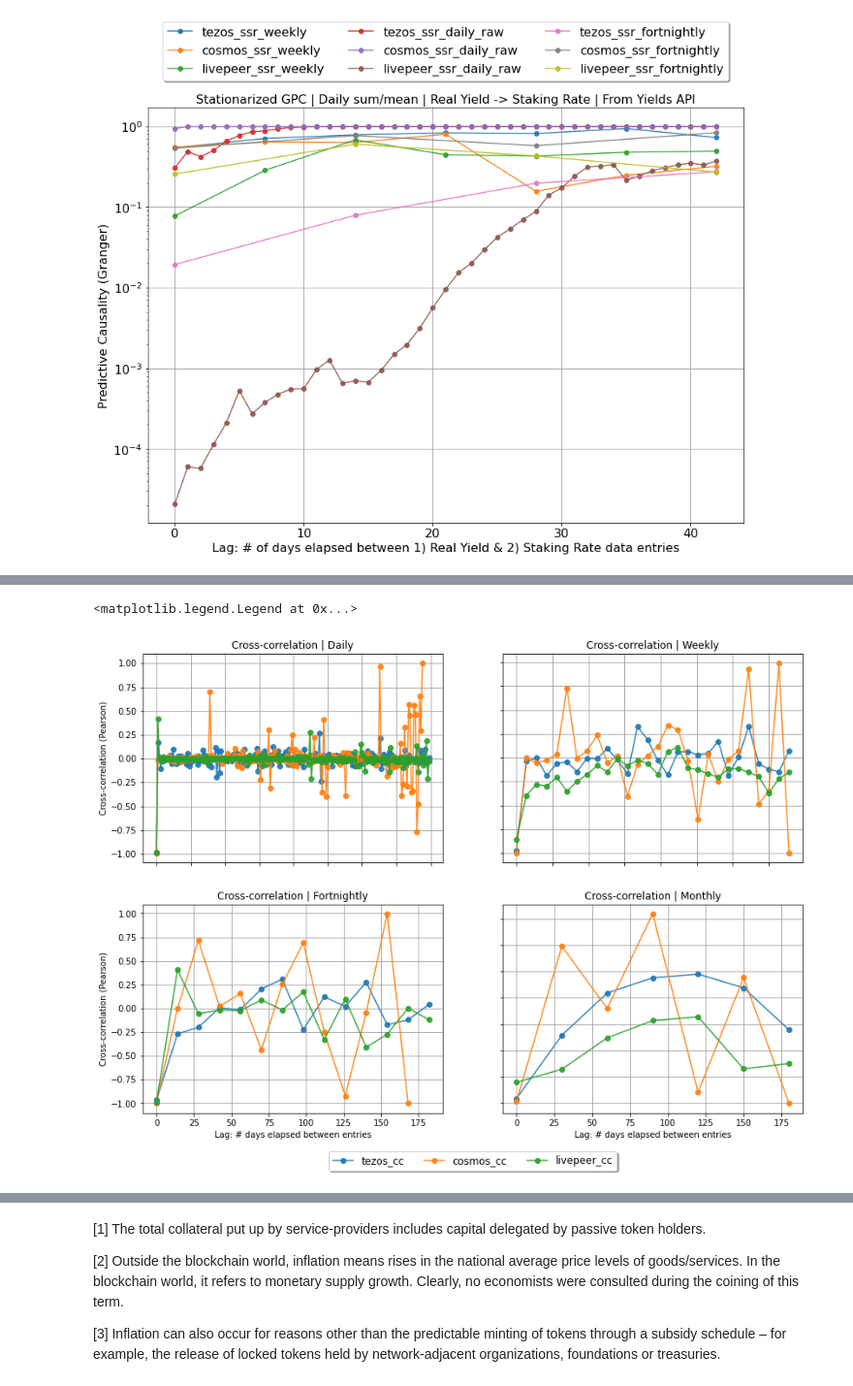
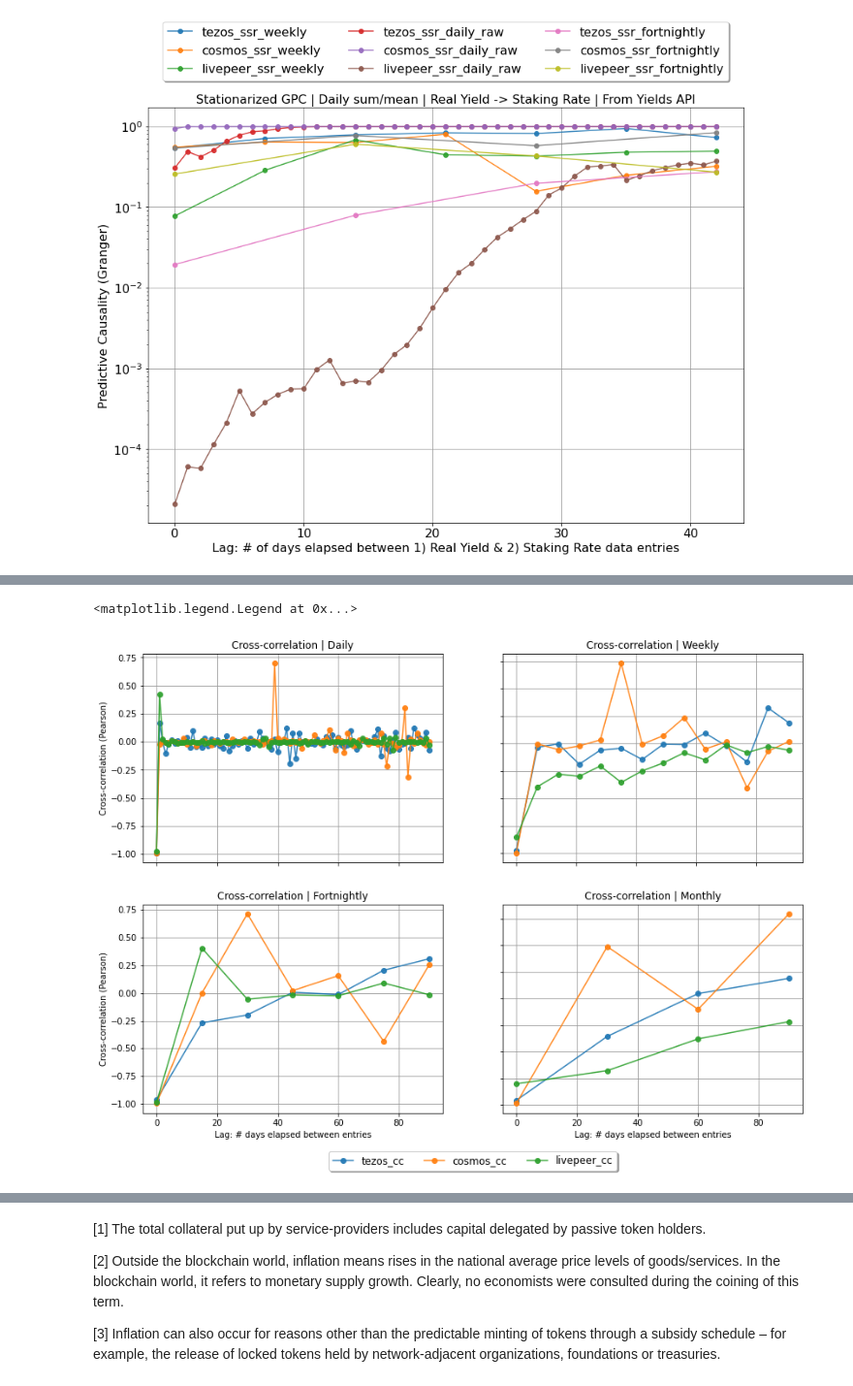
Before and after one commit to arjunhassard/protocol, a Jupyter notebook: data_science_for_parametrization/subsidization_participation_timeseries_analysis.ipynb, the cells around one changed output, grey strips where cells are left out. Shown at 97% size. Cells and saved outputs as stored; diff of their text form; code cells hidden in the pictures.

```diff
--- a/data_science_for_parametrization/subsidization_participation_timeseries_analysis.ipynb
+++ b/data_science_for_parametrization/subsidization_participation_timeseries_analysis.ipynb
@@ -459,5 +474,6 @@ for net in networks:
     st.detrend()
     st.diff()
     networks[net] = networks[net].resample('W').agg(dict(real_yield='sum', staking_rate='mean'))
-    lr = LaggedRelationship(networks[net], 0, int(200/7), 'real_yield', 'staking_rate', 7)
+    lr = LaggedRelationship(networks[net], 0, 14, 'real_yield', 'staking_rate', 7)
     cc_w['%s_cc'%net] = lr.lag_cross_corr()
+cc_w
@@ -484,5 +520,6 @@ for net in networks:
     st.detrend()
     st.diff()
     networks[net] = networks[net].resample('D').agg(dict(real_yield='sum', staking_rate='mean'))
-    lr = LaggedRelationship(networks[net], 0, 200, 'real_yield', 'staking_rate', 1)
+    lr = LaggedRelationship(networks[net], 0, 91, 'real_yield', 'staking_rate', 1)
     cc_d['%s_cc'%net] = lr.lag_cross_corr()
+cc_d
@@ -500,5 +555,6 @@ for net in networks:
     st.detrend()
     st.diff()
     networks[net] = networks[net].resample('SMS').agg(dict(real_yield='sum', staking_rate='mean'))
-    lr = LaggedRelationship(networks[net], 0, 14, 'real_yield', 'staking_rate', 14)
+    lr = LaggedRelationship(networks[net], 0, 7, 'real_yield', 'staking_rate', 15)
     cc_fn['%s_cc'%net] = lr.lag_cross_corr()
+cc_fn
@@ -516,5 +590,6 @@ for net in networks:
     st.detrend()
     st.diff()
     networks[net] = networks[net].resample('M').agg(dict(real_yield='sum', staking_rate='mean'))
-    lr = LaggedRelationship(networks[net], 0, 7, 'real_yield', 'staking_rate', 30)
+    lr = LaggedRelationship(networks[net], 0, 4, 'real_yield', 'staking_rate', 30)
     cc_m['%s_cc'%net] = lr.lag_cross_corr()
+cc_m
@@ -521,20 +609,23 @@ for net in networks:
 # %%
 fig, axs = plt.subplots(2, 2)
-for i in cc_m:
+for i in cc_d:
     axs[0, 0].plot(*zip(*sorted(cc_d[i].items())), label = i, alpha=0.9, marker='o')
     axs[0, 0].set_title('Cross-correlation | Daily')
+for i in cc_w:
     axs[0, 1].plot(*zip(*sorted(cc_w[i].items())), label = i, alpha=0.9, marker='o')
     axs[0, 1].set_title('Cross-correlation | Weekly')
+for i in cc_fn:
     axs[1, 0].plot(*zip(*sorted(cc_fn[i].items())), label = i, alpha=0.9, marker='o')
     axs[1, 0].set_title('Cross-correlation | Fortnightly')
+for i in cc_m:
     axs[1, 1].plot(*zip(*sorted(cc_m[i].items())), label = i, alpha=0.9, marker='o')
     axs[1, 1].set_title('Cross-correlation | Monthly')
 for ax in axs.flat:
     ax.set(xlabel='Lag: # days elapsed between entries', ylabel='Cross-correlation (Pearson)')
     ax.label_outer()
     ax.grid(b=True, which='major', color='#999999', linestyle='-')
 ax.legend(loc='lower center', bbox_to_anchor=(-0.1,-0.3),
       ncol=3, fancybox=True, shadow=True, fontsize=12)
 # %% [output]
 <matplotlib.legend.Legend at 0x...>
-[figure, old version]
+[figure, new version]
```
Also changed, not shown: parts of 16 cells of this notebook.
